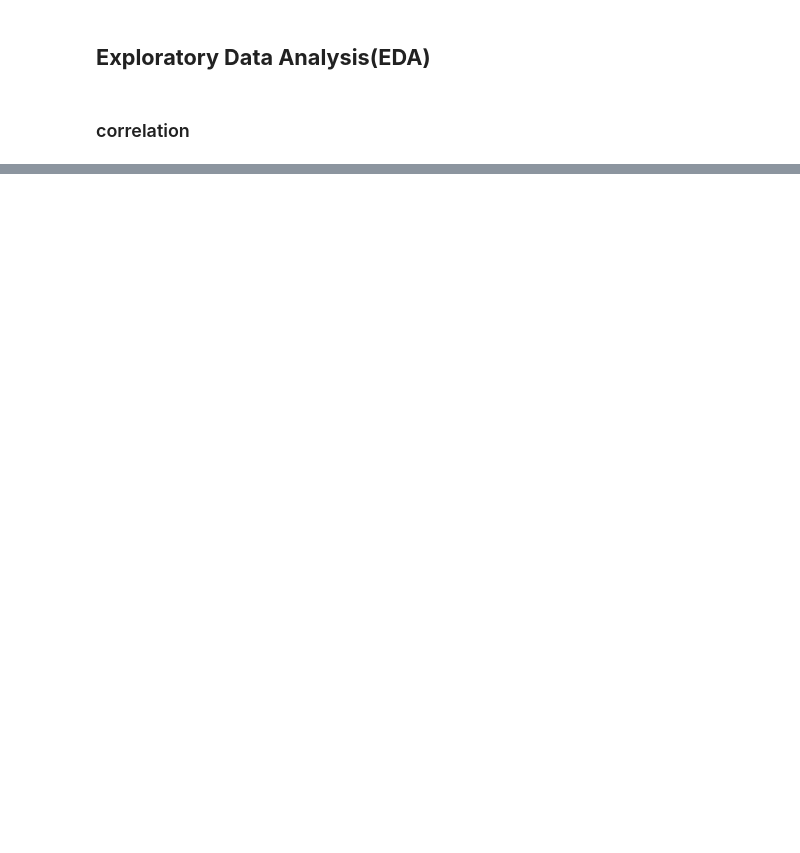
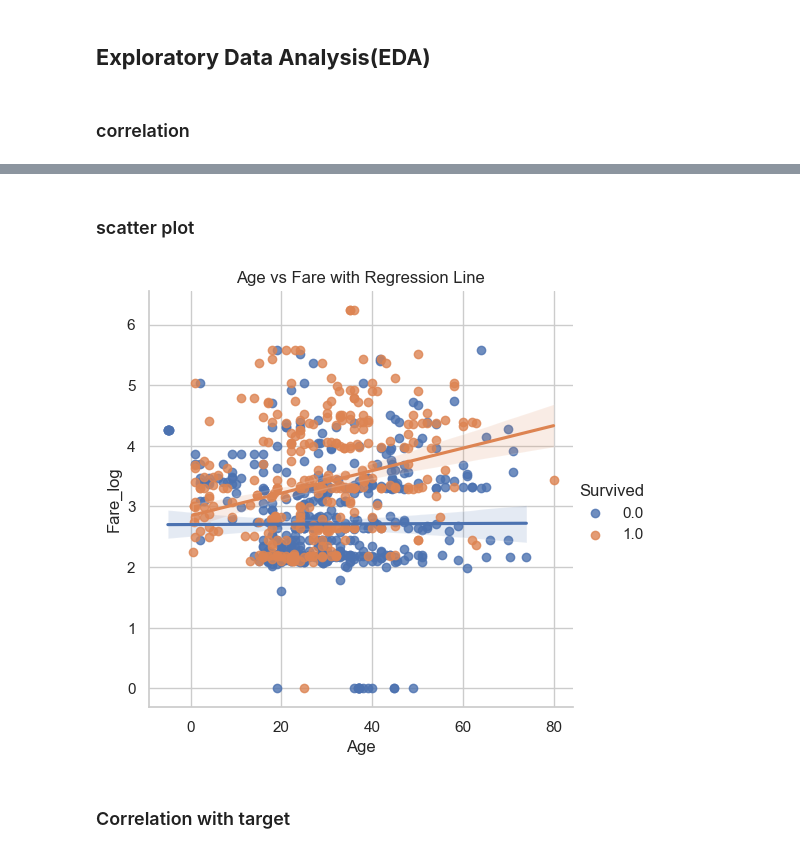
Before and after one commit to youssef-113/CodeAlpha_Titanic_Classification, a Jupyter notebook: Titanic-classification-models.ipynb, the cells around one changed output, grey strips where cells are left out. Drawn from its saved outputs; the diff is of its cells as text; code cells hidden in the pictures; blank space fills up the shorter version.

```diff
--- a/Titanic-classification-models.ipynb
+++ b/Titanic-classification-models.ipynb
@@ -618,0 +657,11 @@ plt.show()
+# %% [markdown]
+### scatter plot
+# %%
+sns.lmplot(x='Age', y='Fare_log', hue='Survived', data=df_clean)
+plt.title('Age vs Fare with Regression Line')
+plt.savefig('Images/lmplot.png')
+plt.show()
+# %% [output]
+[figure, added]
+# %% [markdown]
+### Correlation with target
```
Also changed, not shown: parts of 93 cells of this notebook, 18 other files.
